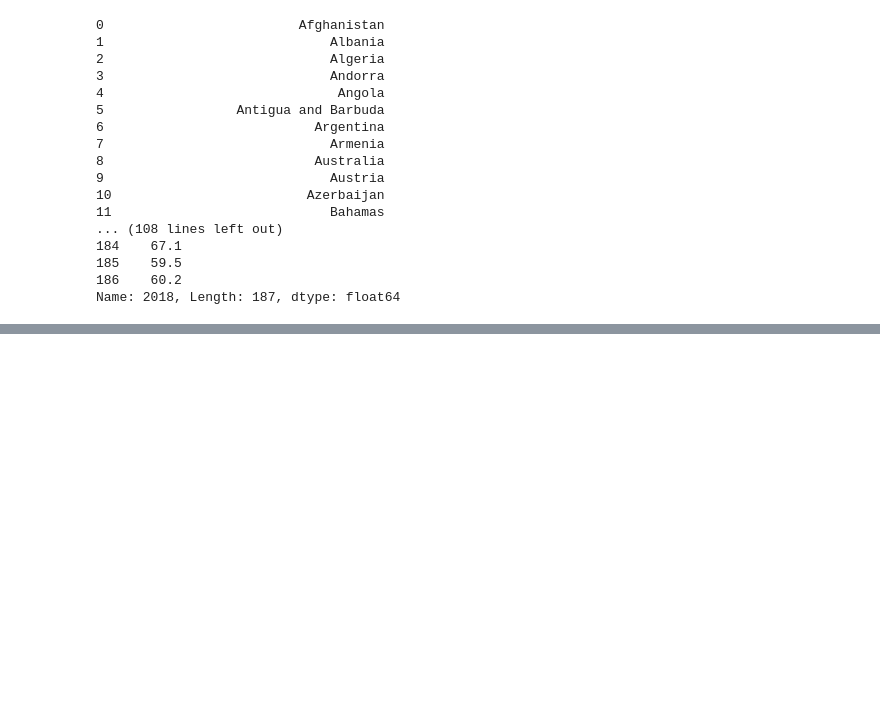
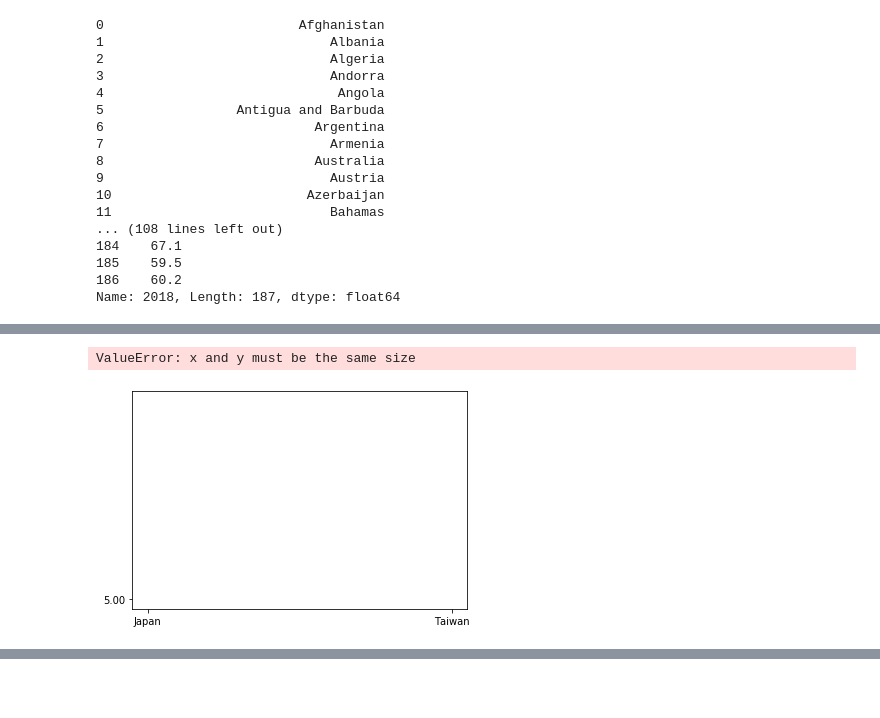
Before and after one commit to monawade0507/CSCI403-Project9, a Jupyter notebook: Project 9 - CSCI 403.ipynb, the cells around one changed output, grey strips where cells are left out. Cells and saved outputs as stored; diff of their text form; code cells hidden in the pictures; blank space fills up the shorter version.

```diff
--- a/Project 9 - CSCI 403.ipynb
+++ b/Project 9 - CSCI 403.ipynb
@@ -121,0 +101,19 @@ ValueError: shape mismatch: objects cannot be broadcast to a single shape
+# %%
+#Ramen Ratings Per Country Scatter Plot
+
+#ramen['Country'].unique()
+
+x = range(38)
+y = range(5)
+fig = plt.figure()
+ax1 = fig.add_subplot(111)
+
+ax1.scatter(ramen['Country'].unique(), ramen['Stars'].max(), marker="s")
+# plt.scatter(ramen['Country'].unique(), ramen['Stars'], marker="o")
+plt.legent(loc='upper left')
+plt.show()
+
+ramen['Country'].unique() #38 countries
+# %% [output]
+ValueError: x and y must be the same size
+[figure, added]
```
Also changed, not shown: parts of 6 cells of this notebook.
